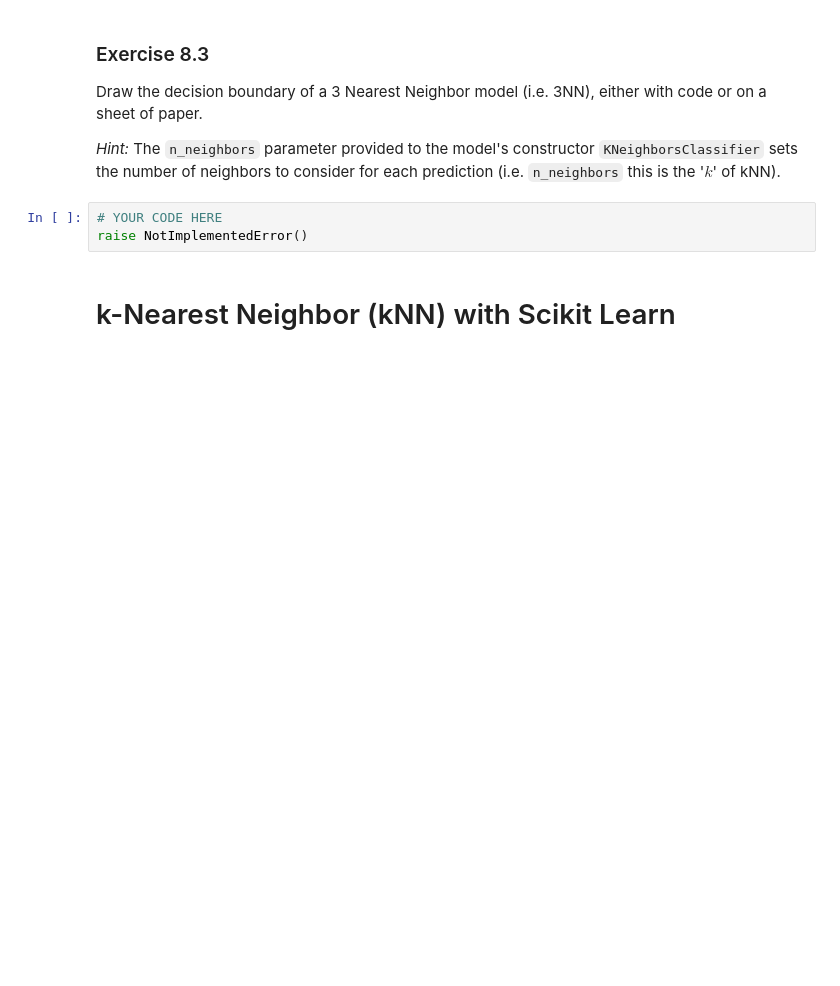
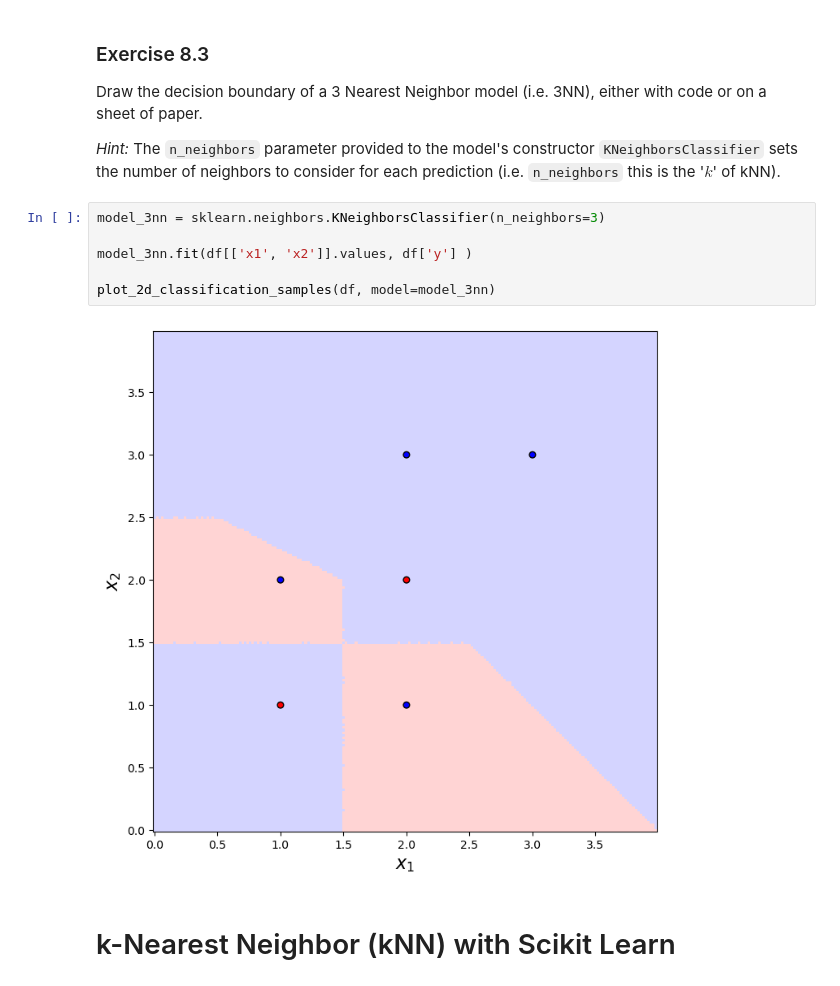
Before and after one commit to raulandrei00/Polytechnique_L2, a Jupyter notebook: machine_learning/lab3/lab_session_03.ipynb, the cells around one changed output. Saved outputs shown, nothing was run; the diff lists cells and outputs as text; blank space fills up the shorter version.

```diff
--- a/machine_learning/lab3/lab_session_03.ipynb
+++ b/machine_learning/lab3/lab_session_03.ipynb
@@ -685,9 +689,14 @@ AssertionError: The `dataframe` parameter should be a Pandas DataFrame having th
 Draw the decision boundary of a 3 Nearest Neighbor model (i.e. 3NN), either with code or on a sheet of paper.
 
 *Hint:* The `n_neighbors` parameter provided to the model's constructor `KNeighborsClassifier` sets the number of neighbors to consider for each prediction (i.e. `n_neighbors` this is the '$k$' of kNN).
-# %%
-# YOUR CODE HERE
-raise NotImplementedError()
+# %%
+model_3nn = sklearn.neighbors.KNeighborsClassifier(n_neighbors=3)
+
+model_3nn.fit(df[['x1', 'x2']].values, df['y'] )
+
+plot_2d_classification_samples(df, model=model_3nn)
+# %% [output]
+[figure, added]
 # %% [markdown]
 # k-Nearest Neighbor (kNN) with Scikit Learn
 # %% [markdown]
```
Also changed, not shown: parts of 16 cells of this notebook.
